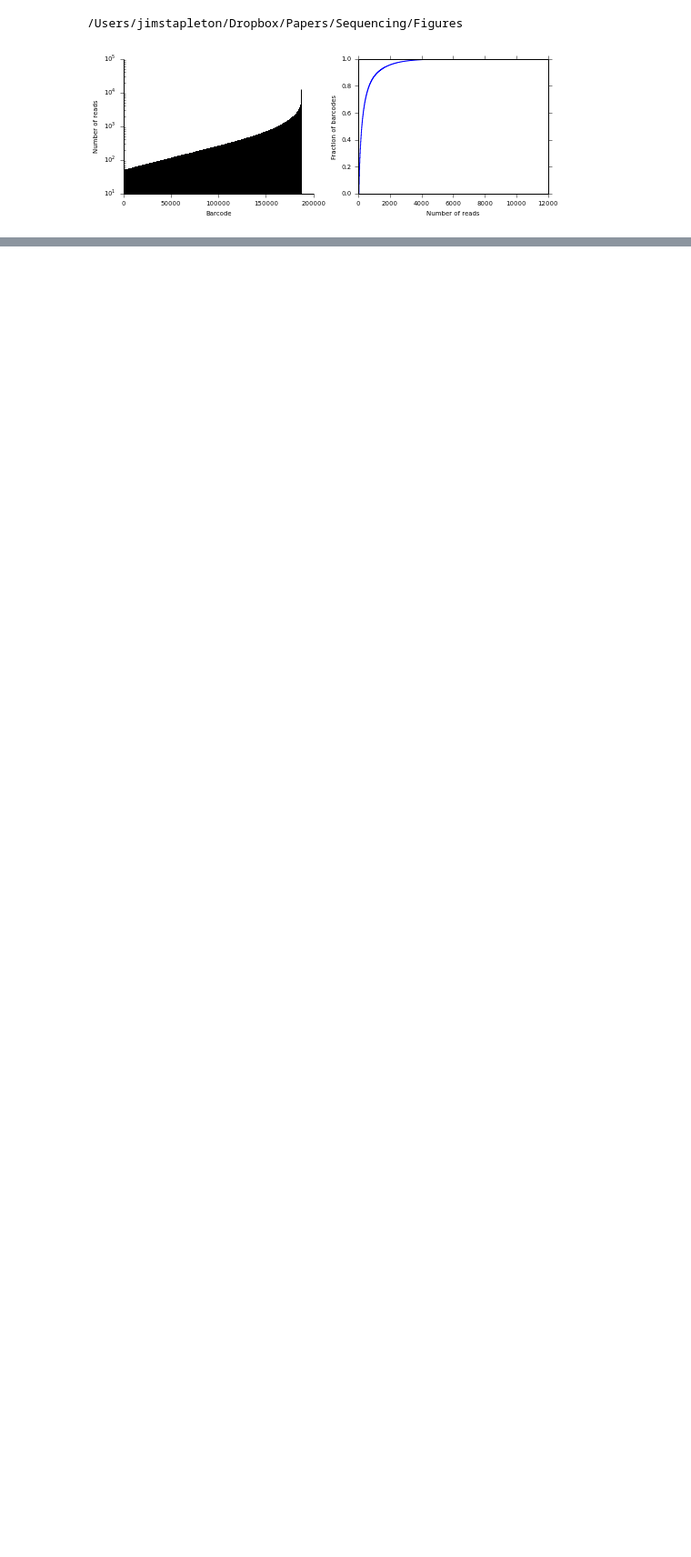
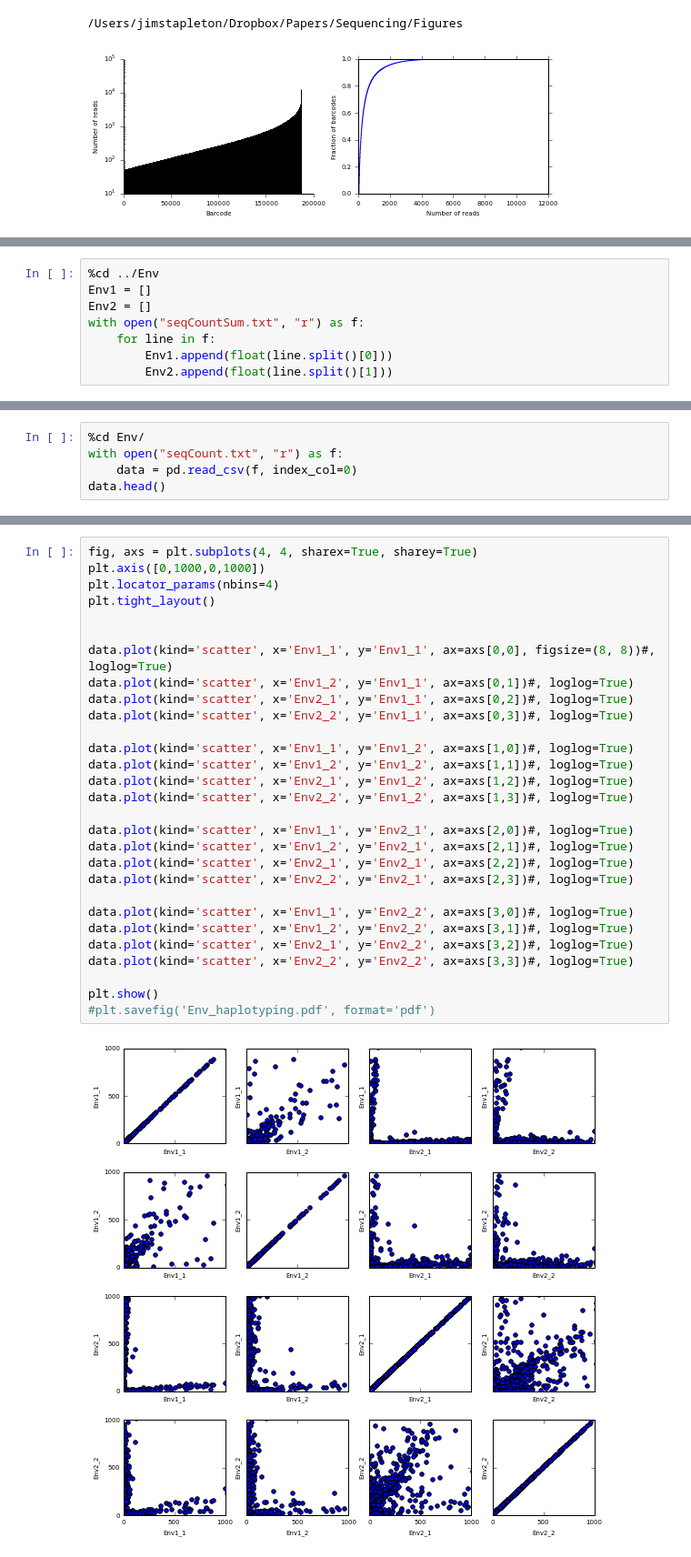
Before and after one commit to jstapleton/synthetic_reads, a Jupyter notebook: Figures.ipynb, the cells around one changed output, grey strips where cells are left out. Shown: that part at 91% size. Cells and saved outputs as stored; diff of their text form; blank space fills up the shorter version.

```diff
--- a/Figures.ipynb
+++ b/Figures.ipynb
@@ -1417,0 +1507,8 @@ plt.show()
+# %%
+%cd ../Env
+Env1 = []
+Env2 = []
+with open("seqCountSum.txt", "r") as f:
+    for line in f:
+        Env1.append(float(line.split()[0]))
+        Env2.append(float(line.split()[1]))
@@ -1417,0 +1520,5 @@ plt.show()
+# %%
+%cd Env/
+with open("seqCount.txt", "r") as f:
+    data = pd.read_csv(f, index_col=0)
+data.head()
@@ -1417,0 +1534,31 @@ plt.show()
+# %%
+fig, axs = plt.subplots(4, 4, sharex=True, sharey=True)
+plt.axis([0,1000,0,1000])
+plt.locator_params(nbins=4)
+plt.tight_layout()
+
+
+data.plot(kind='scatter', x='Env1_1', y='Env1_1', ax=axs[0,0], figsize=(8, 8))#, loglog=True)
+data.plot(kind='scatter', x='Env1_2', y='Env1_1', ax=axs[0,1])#, loglog=True)
+data.plot(kind='scatter', x='Env2_1', y='Env1_1', ax=axs[0,2])#, loglog=True)
+data.plot(kind='scatter', x='Env2_2', y='Env1_1', ax=axs[0,3])#, loglog=True)
+
+data.plot(kind='scatter', x='Env1_1', y='Env1_2', ax=axs[1,0])#, loglog=True)
+data.plot(kind='scatter', x='Env1_2', y='Env1_2', ax=axs[1,1])#, loglog=True)
+data.plot(kind='scatter', x='Env2_1', y='Env1_2', ax=axs[1,2])#, loglog=True)
+data.plot(kind='scatter', x='Env2_2', y='Env1_2', ax=axs[1,3])#, loglog=True)
+
+data.plot(kind='scatter', x='Env1_1', y='Env2_1', ax=axs[2,0])#, loglog=True)
+data.plot(kind='scatter', x='Env1_2', y='Env2_1', ax=axs[2,1])#, loglog=True)
+data.plot(kind='scatter', x='Env2_1', y='Env2_1', ax=axs[2,2])#, loglog=True)
+data.plot(kind='scatter', x='Env2_2', y='Env2_1', ax=axs[2,3])#, loglog=True)
+
+data.plot(kind='scatter', x='Env1_1', y='Env2_2', ax=axs[3,0])#, loglog=True)
+data.plot(kind='scatter', x='Env1_2', y='Env2_2', ax=axs[3,1])#, loglog=True)
+data.plot(kind='scatter', x='Env2_1', y='Env2_2', ax=axs[3,2])#, loglog=True)
+data.plot(kind='scatter', x='Env2_2', y='Env2_2', ax=axs[3,3])#, loglog=True)
+
+plt.show()
+#plt.savefig('Env_haplotyping.pdf', format='pdf')
+# %% [output]
+[figure, added]
```
Also changed, not shown: parts of 33 cells of this notebook.
